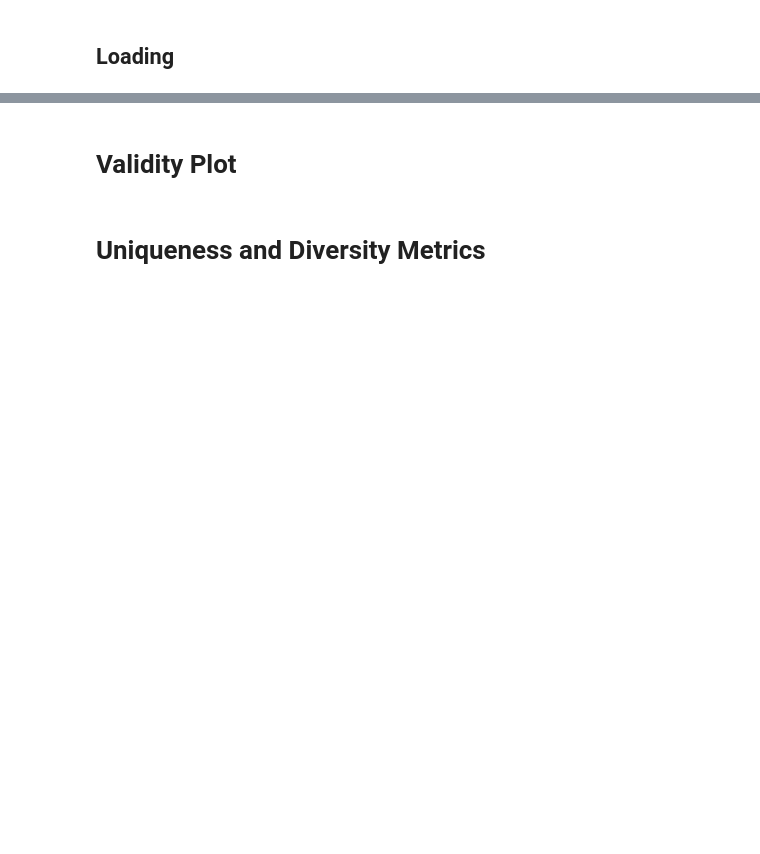
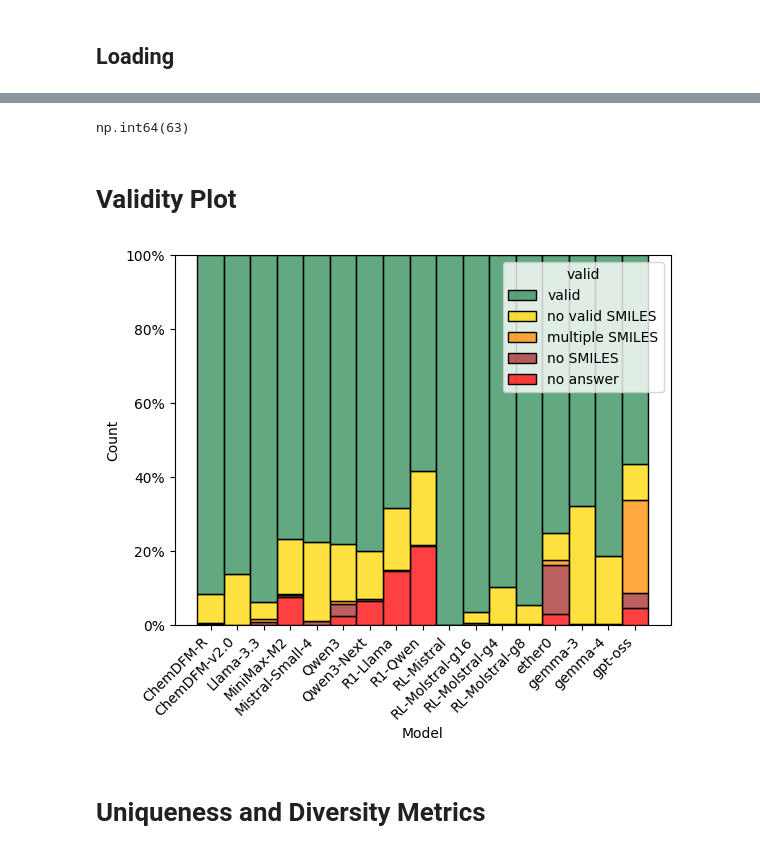
Before and after one commit to Fransou/MolRGen, a Jupyter notebook: notebooks/results/MolGenOutput.ipynb, the cells around one changed output, grey strips where cells are left out. Saved outputs shown, nothing was run; the diff lists cells and outputs as text; code cells hidden in the pictures; blank space fills up the shorter version.

```diff
--- a/notebooks/results/MolGenOutput.ipynb
+++ b/notebooks/results/MolGenOutput.ipynb
@@ -35,5 +37,3 @@ if save_df_path.exists():
 else:
     df = load_molgen_results(files[:])
     df.to_csv(save_df_path, index=False)
-
-df.Model = df.Model.apply(lambda x: x.replace("Mistral-Small", "Mistral-Small-4"))
@@ -43,7 +66,7 @@ df.groupby("Model").prompt_id.count()
 sub_sample_prompts = df[df.Model == "gemma-4"].prompt_id.unique()[:]
 df = df[df.prompt_id.isin(sub_sample_prompts)]
 
-sub_sample_prompts = df[df.Model == "RL-Molstral"].prompt_id.unique()[:]
+sub_sample_prompts = df[df.Model == "RL-Molstral-g4"].prompt_id.unique()[:]
 df = df[df.prompt_id.isin(sub_sample_prompts)]
 
 sub_sample_prompts = df[df.Model == "Mistral-Small-4"].prompt_id.unique()[:]
@@ -58,26 +116,32 @@ df
+# %%
+min_vals
+# %% [output]
+np.int64(63)
 # %% [markdown]
 # Validity Plot
 # %%
 cmap = {
     "valid": "seagreen",
     "no valid SMILES": "gold",
     "multiple SMILES": "darkorange",
     "no SMILES": "brown",
     "no answer": "red"
 }
 
-ax = sns.histplot(data=df, x="Model", hue="valid", multiple="stack", stat="count", palette= cmap, hue_order=list(cmap.keys()))
+ax = sns.histplot(data=df[df.Model != "ZINC"], x="Model", hue="valid", multiple="stack", stat="count", palette= cmap, hue_order=list(cmap.keys()))
 # rotate x labels
 max_count = min_vals * df.prompt_id.nunique()
 ax.set_ylim(0, max_count)
 
 yticks = np.linspace(0, max_count, 6)
 ax.set_yticks(yticks)
 ax.set_yticklabels([f"{int(y / max_count * 100)}%" for y in yticks])
 _ = plt.xticks(rotation=45, ha='right')
 # Replace y_ticks with percentages from 0 to 100
 
 plt.savefig(f"{FIG_PATH}/validity.pdf", bbox_inches='tight')
+# %% [output]
+[figure, added]
 # %% [markdown]
 # Uniqueness and Diversity Metrics
 # %%
```
Also changed, not shown: parts of 30 cells of this notebook, 8 other files.
